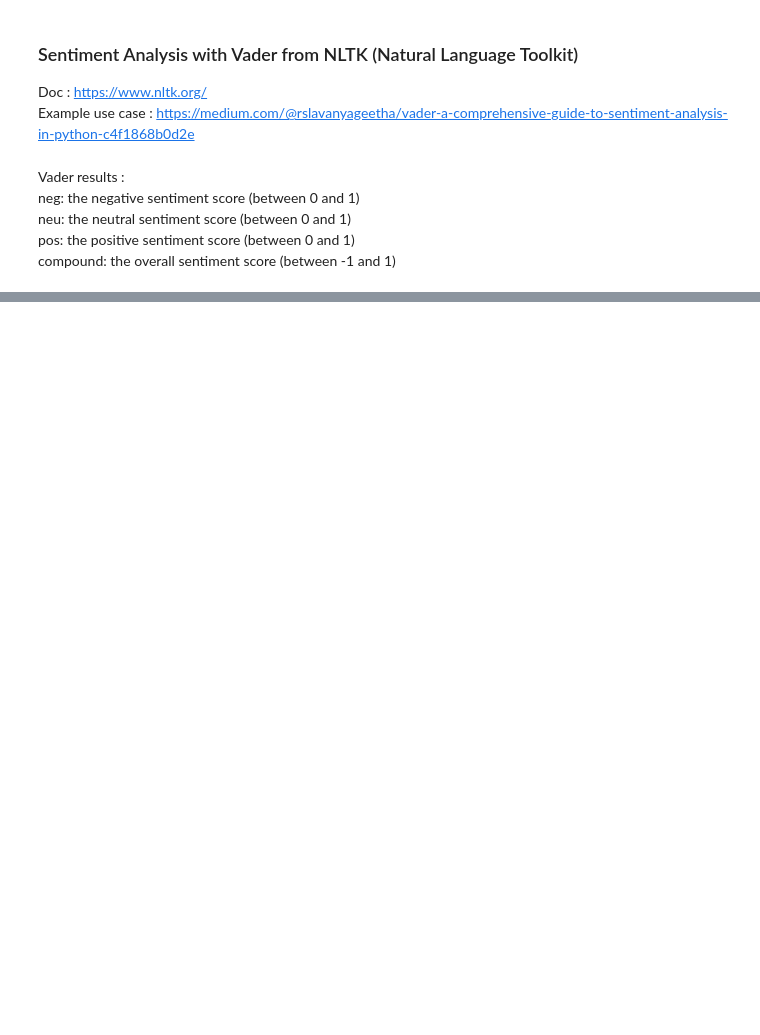
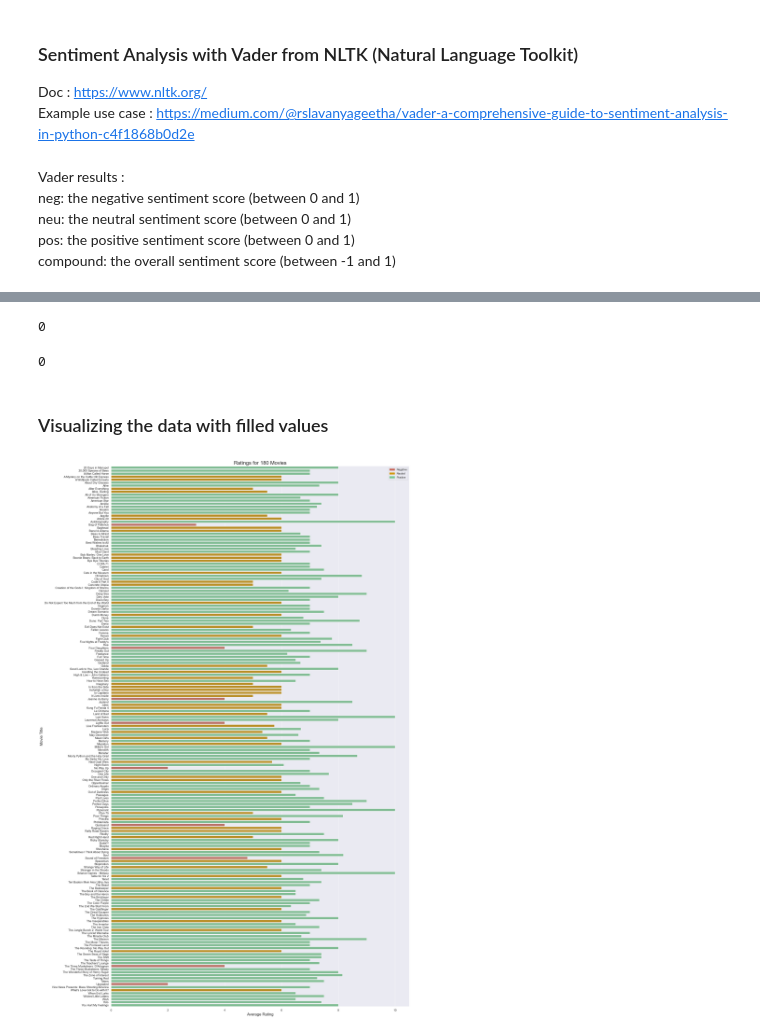
Before and after one commit to kbdv/sentiment-movie-reviews, a Jupyter notebook: TMDB_reviews.ipynb, the cells around one changed output, grey strips where cells are left out. Saved outputs shown, nothing was run; the diff lists cells and outputs as text; code cells hidden in the pictures; blank space fills up the shorter version.

```diff
--- a/TMDB_reviews.ipynb
+++ b/TMDB_reviews.ipynb
@@ -321,0 +326,28 @@ If anything, these models could be used to fill the missing values based on thei
+# %%
+# find the mean of positive ratings and the mean of negative ratings
+positive_mean = df['rating_given'][df['rating_given'] > 6].mean()
+negative_mean = df['rating_given'][df['rating_given'] < 5].mean()
+
+# create a function to replace missing ratings based on predicted sentiments
+def fill_missing(row):
+    if pd.isna(row['sentiment']):
+        if row['textblob_sentiments'] =='positive':
+            row['rating_given'] = positive_mean
+            row['sentiment'] ='positive'
+        elif row['textblob_sentiments'] =='negative':
+            row['rating_given'] = negative_mean
+            row['sentiment'] ='negative'
+        else:
+            row['rating_given'] = 5.0
+            row['sentiment'] ='neutral'
+    return row
+
+# apply the function
+df = df.apply(fill_missing, axis=1)
+
+# verify that all NaN are replaced
+display(df['rating_given'].isna().sum())
+display(df['sentiment'].isna().sum())
+# %% [output]
+0
+0
@@ -321,0 +357,25 @@ If anything, these models could be used to fill the missing values based on thei
+# %% [markdown]
+### Visualizing the data with filled values
+# %%
+# Load the gold table
+df= pd.read_csv('movie_reviews_gold.csv')
+
+
+# Let's plot the ratings VS movie_title
+df_ratings = df.groupby('movie_title', as_index=False).agg({'rating_given': 'mean'})
+colors = np.where(df_ratings['rating_given'] < 5, '#c86558', np.where(df_ratings['rating_given'] > 6, "#76c68f", "#d2980d"))
+
+
+plt.figure(figsize=(20, 30), constrained_layout=True)
+sns.barplot(y=df_ratings['movie_title'].unique(), x=df_ratings['rating_given'], palette=colors, errorbar=None)
+plt.ylabel('Movie Title', fontsize=15)
+plt.xlabel('Average Rating', fontsize=15)
+plt.title(f'Ratings for {count} Movies', fontsize=20)
+
+legend_labels = ['Negative', 'Neutral', 'Positive']
+legend_handles = [plt.Rectangle((0,0),1,1, color=color) for color in ['#c86558', '#d2980d', '#76c68f']]
+plt.legend(legend_handles, legend_labels, loc='upper right', fontsize='small')
+
+plt.show()
+# %% [output]
+[figure, added]
```
Also changed, not shown: parts of 16 cells of this notebook, 4 other files.
